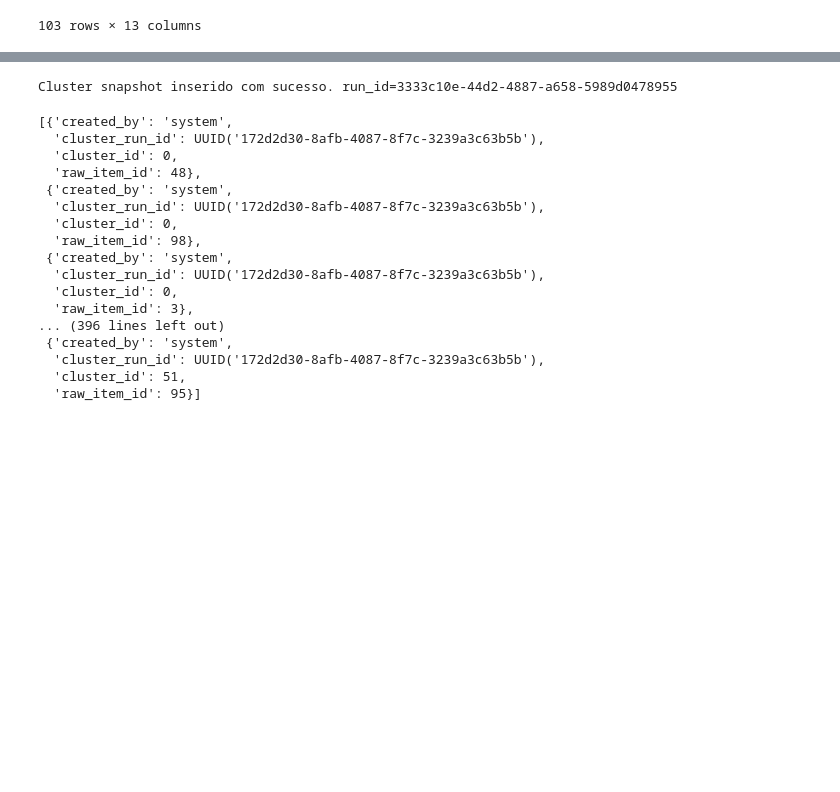
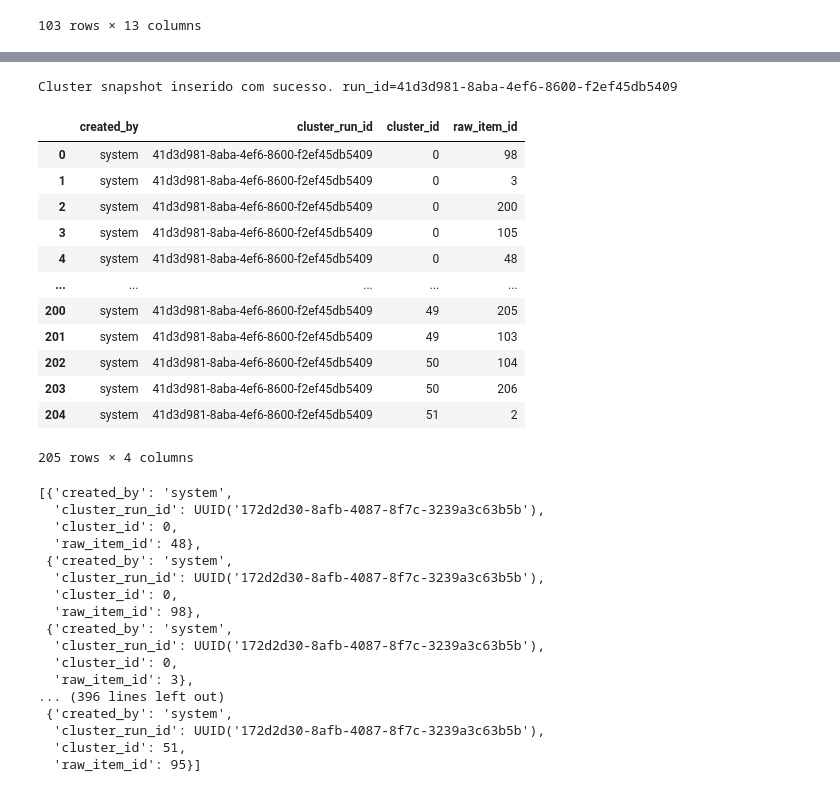
Before and after one commit to zanyev/link-api, a Jupyter notebook: linking_model_dev.ipynb, the cells around one changed output, grey strips where cells are left out. Drawn from its saved outputs; the diff is of its cells as text; code cells hidden in the pictures; blank space fills up the shorter version.

```diff
--- a/linking_model_dev.ipynb
+++ b/linking_model_dev.ipynb
@@ -342,4 +304,0 @@ from core.config import settings
-# %%
-with engine.connect() as conn:
-    result = conn.execute(text(settings.similarity_query))
-    df_pairs = result.fetchall()
@@ -352,13 +304,0 @@ array([-4.48104801, -3.03940367])
-# %%
-df = pd.DataFrame(df_pairs)
-# %%
-X = np.column_stack([
-    df.sim_name,
-    df.sim_desc
-])
-
-svm_score = np.dot(X, settings.w) + settings.b
-pred_shift = (svm_score > 0).astype(int)
-
-df["svm_score"] = svm_score
-df["pred_shift"] = pred_shift
@@ -506,8 +378,8 @@ def generate_clusters():
 
 
 rows, run_id = generate_clusters()
-persist_clusters_bulk_engine(engine, rows)
+#persist_clusters_bulk_engine(engine, rows)
 
 print(f"Cluster snapshot inserido com sucesso. run_id={run_id}")
 # %% [output]
-Cluster snapshot inserido com sucesso. run_id=3333c10e-44d2-4887-a658-5989d0478955
+Cluster snapshot inserido com sucesso. run_id=41d3d981-8aba-4ef6-8600-f2ef45db5409
@@ -513,0 +391,2 @@ Cluster snapshot inserido com sucesso. run_id=3333c10e-44d2-4887-a658-5989d04789
+# %%
+clusters = pd.DataFrame(rows)
@@ -514,3 +395,19 @@ Cluster snapshot inserido com sucesso. run_id=3333c10e-44d2-4887-a658-5989d04789
+# %%
+clusters
+# %% [output]
+|  | created_by | cluster_run_id | cluster_id | raw_item_id |
+| 0 | system | 41d3d981-8aba-4ef6-8600-f2ef45db5409 | 0 | 98 |
+| 1 | system | 41d3d981-8aba-4ef6-8600-f2ef45db5409 | 0 | 3 |
+| 2 | system | 41d3d981-8aba-4ef6-8600-f2ef45db5409 | 0 | 200 |
+| 3 | system | 41d3d981-8aba-4ef6-8600-f2ef45db5409 | 0 | 105 |
+| 4 | system | 41d3d981-8aba-4ef6-8600-f2ef45db5409 | 0 | 48 |
+| ... | ... | ... | ... | ... |
+| 200 | system | 41d3d981-8aba-4ef6-8600-f2ef45db5409 | 49 | 205 |
+| 201 | system | 41d3d981-8aba-4ef6-8600-f2ef45db5409 | 49 | 103 |
+| 202 | system | 41d3d981-8aba-4ef6-8600-f2ef45db5409 | 50 | 104 |
+| 203 | system | 41d3d981-8aba-4ef6-8600-f2ef45db5409 | 50 | 206 |
+| 204 | system | 41d3d981-8aba-4ef6-8600-f2ef45db5409 | 51 | 2 |
+205 rows × 4 columns
 # %%
 clusters
 # %% [output]
```
Also changed, not shown: parts of 14 cells of this notebook, 1 other file.
